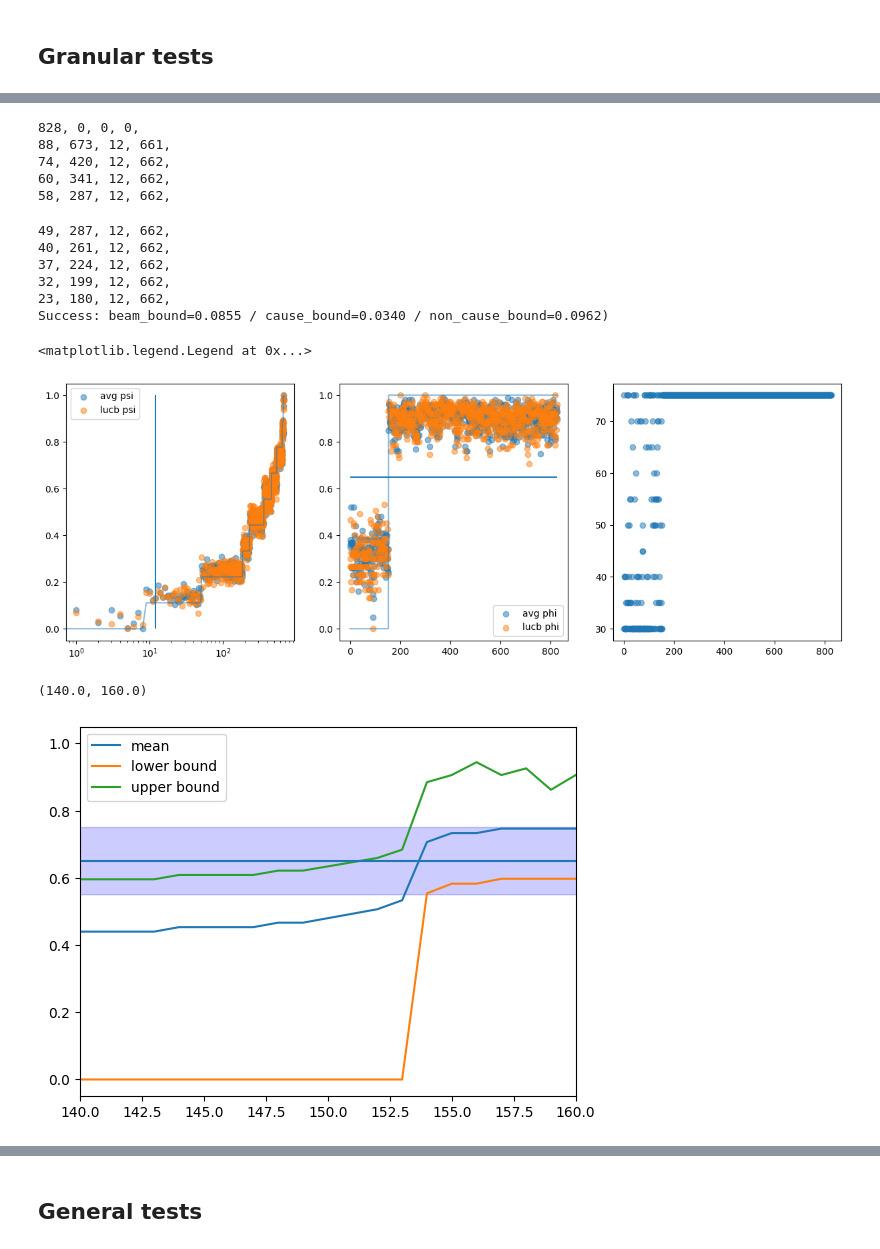
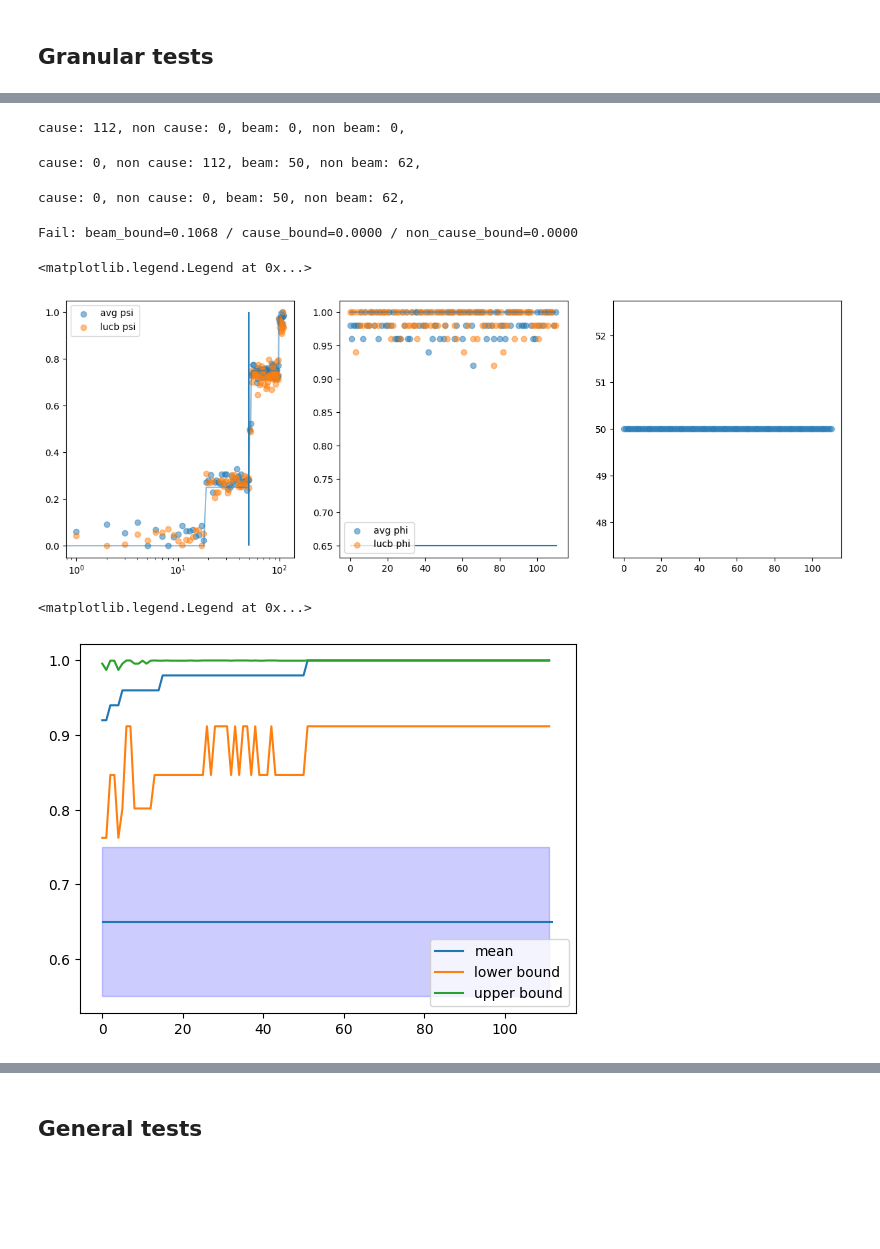
Before and after one commit to SamuelReyd/SearchingForCauses, a Jupyter notebook: src/ExpLUCB.ipynb, the cells around one changed output, grey strips where cells are left out. Drawn from its saved outputs; the diff is of its cells as text; code cells hidden in the pictures; blank space fills up the shorter version.

Commit message:
finished improvements LUCB + ISI

```diff
--- a/src/ExpLUCB.ipynb
+++ b/src/ExpLUCB.ipynb
@@ -109,11 +109,11 @@ def interpolate(x, vmin=None, vmax=None, vrefs=None):
 # %% [markdown]
 Problem to solve: for 5/10 attackers, LUCB misses way more than naive sampling
 # %%
-n = 2
+n = 10
 variables = get_SMK_V(n)
 
-bs = 12
-max_iter = 100
+bs = 50
+max_iter = 50
 # test_eps_iter = int(1e4)
 contexts = np.load(f"../results/contexts/n_attacker={n}.npy")
 u = contexts[0]
@@ -127,8 +127,18 @@ lucb_params = {"beam_size": bs, "a": eps,
                "max_iter": max_iter,
                "verbose": 2,
                "init_batch_size": 30,
-               "batch_size": 5,
+               "batch_size": 10,
                "delta": .05
                }
+# lucb_params = {"beam_size": bs, "a": eps,
+#                "cause_eps": .05,
+#                "non_cause_eps": .05,
+#                "beam_eps": .05,
+#                "max_iter": max_iter,
+#                "verbose": 2,
+#                "init_batch_size": 30,
+#                "batch_size": 5,
+#                "delta": .1
+#                }
 lucb_params["init_batch_size"], lucb_params["batch_size"], eps
 # %% [output]
@@ -151,7 +227,7 @@ C={'SD': '0'}, W={}, output=0, score=9.000
 # Build rules and refs
 rules_1 = get_initial_rules(scm.V[:-1],scm.D[:-1], scm.v[:-1])
 rules_2 = get_rules(rules_1, scm.V[:-1],scm.D[:-1],scm.v[:-1], [], dict(zip(scm.V, scm.v)))
-rules = rules_2
+rules = rules_1
 x = np.arange(len(rules))
 ref_out = scm.apply_interventions(rules)
 ref_psi = np.array([elt[2]/len(scm.V) for elt in ref_out])
@@ -172,17 +248,10 @@ lucb_psi = np.array([elt[2] for elt in out_lucb])
 lucb_phi = np.array([elt[1] for elt in out_lucb])
 lucb_iter = np.array([elt[0][-1] for elt in out_lucb])
 # %% [output]
-828, 0, 0, 0,
-88, 673, 12, 661,
-74, 420, 12, 662,
-60, 341, 12, 662,
-58, 287, 12, 662,
+cause: 112, non cause: 0, beam: 0, non beam: 0,
-49, 287, 12, 662,
-40, 261, 12, 662,
-37, 224, 12, 662,
-32, 199, 12, 662,
-23, 180, 12, 662,
-Success: beam_bound=0.0855 / cause_bound=0.0340 / non_cause_bound=0.0962)
+cause: 0, non cause: 112, beam: 50, non beam: 62,
+cause: 0, non cause: 0, beam: 50, non beam: 62,
+Fail: beam_bound=0.1068 / cause_bound=0.0000 / non_cause_bound=0.0000
 # %%
 _, axes = plt.subplots(1,3,figsize=(15,5))
 max_x = -1
@@ -218,26 +287,25 @@ axes[1].legend()
 # axes[2].set_xscale('log')
 # %% [output]
 <matplotlib.legend.Legend at 0x...>
-[figure, old version]
+[figure, new version]
 # %%
 lucb_phi = np.array([elt[1] for elt in out_lucb])
 lucb_ub = np.array([elt[0][1] for elt in out_lucb])
 lucb_lb = np.array([elt[0][2] for elt in out_lucb])
 sorted_lucb_ids = np.argsort(lucb_phi)
 plt.plot(lucb_phi[sorted_lucb_ids], label="mean")
 plt.plot(lucb_lb[sorted_lucb_ids], label="lower bound")
 plt.plot(lucb_ub[sorted_lucb_ids], label="upper bound")
 plt.fill_between(x,
                  np.full(len(x), eps) - lucb_params["cause_eps"],
                  np.full(len(x), eps) + lucb_params["non_cause_eps"],
                  color='blue', alpha=0.2)
 plt.hlines(eps, 0, len(rules))
 plt.legend()
 # plt.xscale('log')
-plt.xlim(140,160)
 # %% [output]
-(140.0, 160.0)
+<matplotlib.legend.Legend at 0x...>
-[figure, old version]
+[figure, new version]
 # %%
 
 lucb_ub = np.array([elt[0][6] for elt in out_lucb])
```
Also changed, not shown: parts of 11 cells of this notebook, 3 other files.
